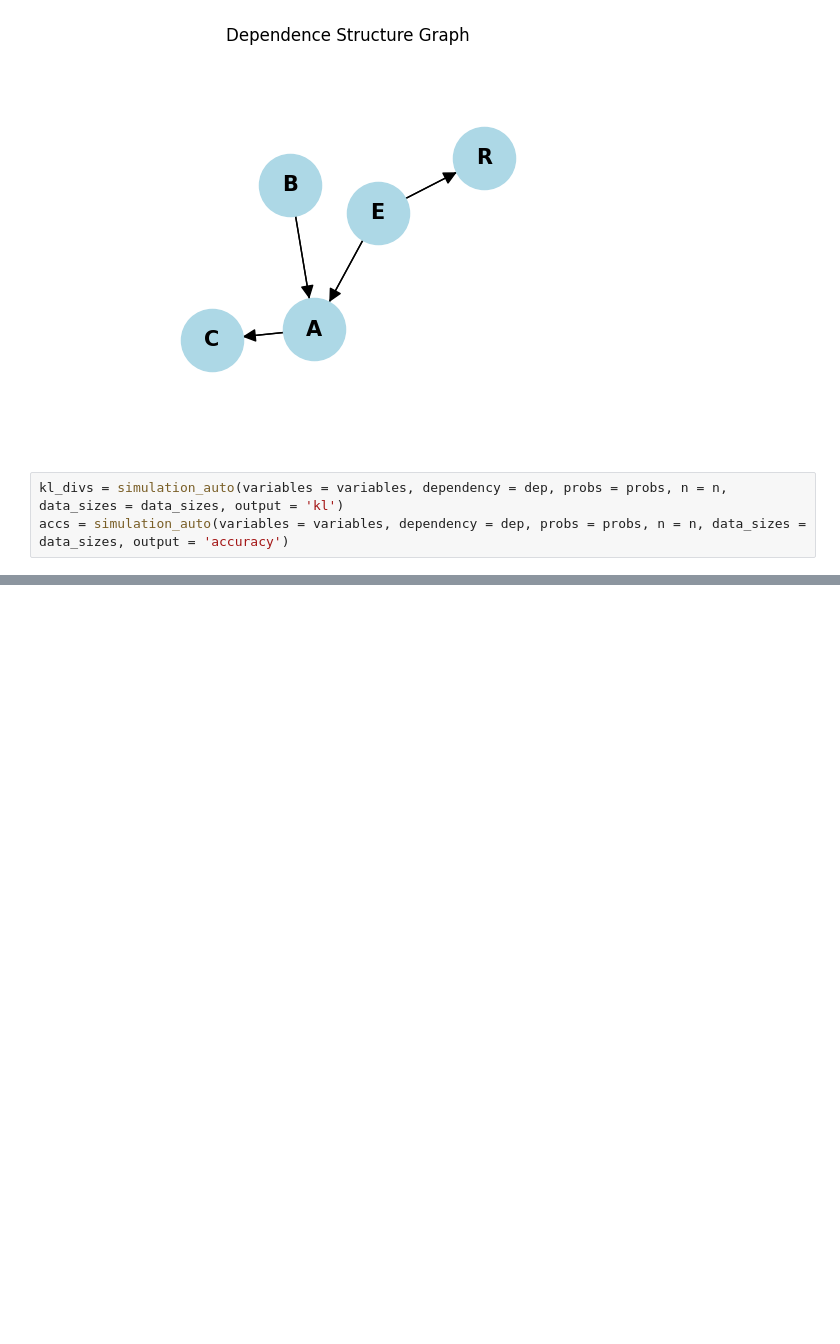
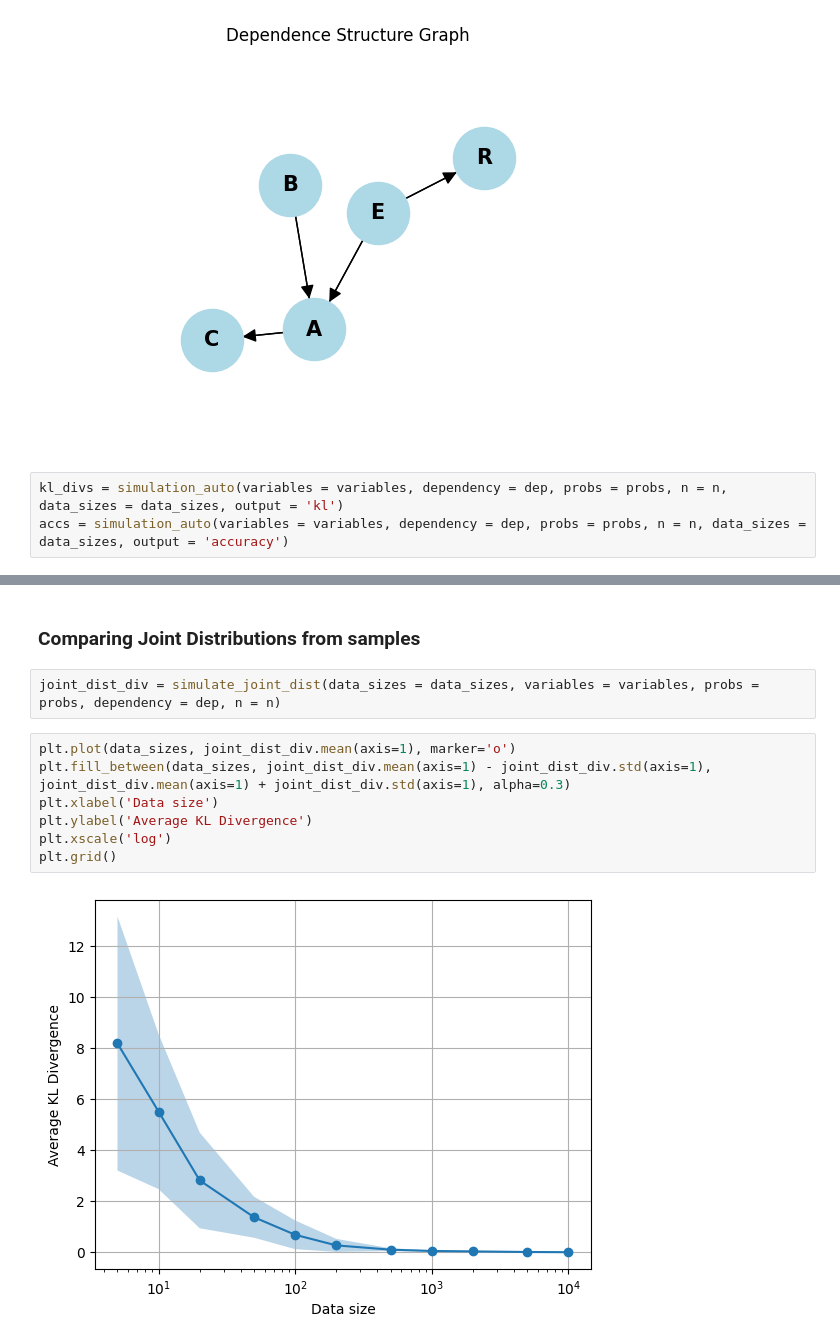
Before and after one commit to pratik2358/bayes_net_learning, a Jupyter notebook: code/alarm_example.ipynb, the cells around one changed output, grey strips where cells are left out. Drawn from its saved outputs; the diff is of its cells as text; blank space fills up the shorter version.

```diff
--- a/code/alarm_example.ipynb
+++ b/code/alarm_example.ipynb
@@ -53,0 +50,13 @@ plt.xscale('log')
+# %% [markdown]
+### Comparing Joint Distributions from samples
+# %%
+joint_dist_div = simulate_joint_dist(data_sizes = data_sizes, variables = variables, probs = probs, dependency = dep, n = n)
+# %%
+plt.plot(data_sizes, joint_dist_div.mean(axis=1), marker='o')
+plt.fill_between(data_sizes, joint_dist_div.mean(axis=1) - joint_dist_div.std(axis=1), joint_dist_div.mean(axis=1) + joint_dist_div.std(axis=1), alpha=0.3)
+plt.xlabel('Data size')
+plt.ylabel('Average KL Divergence')
+plt.xscale('log')
+plt.grid()
+# %% [output]
+[figure, added]
```
Also changed, not shown: parts of 3 cells of this notebook, 1 other file.
